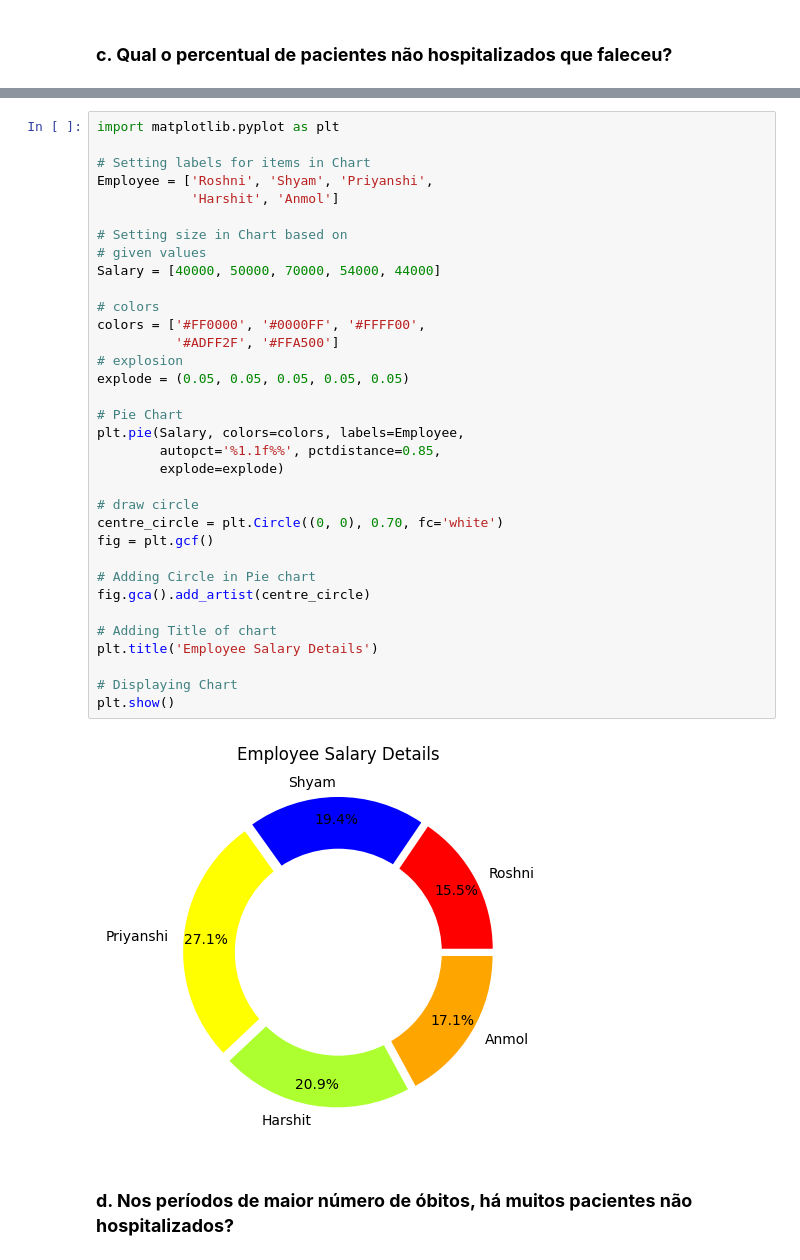
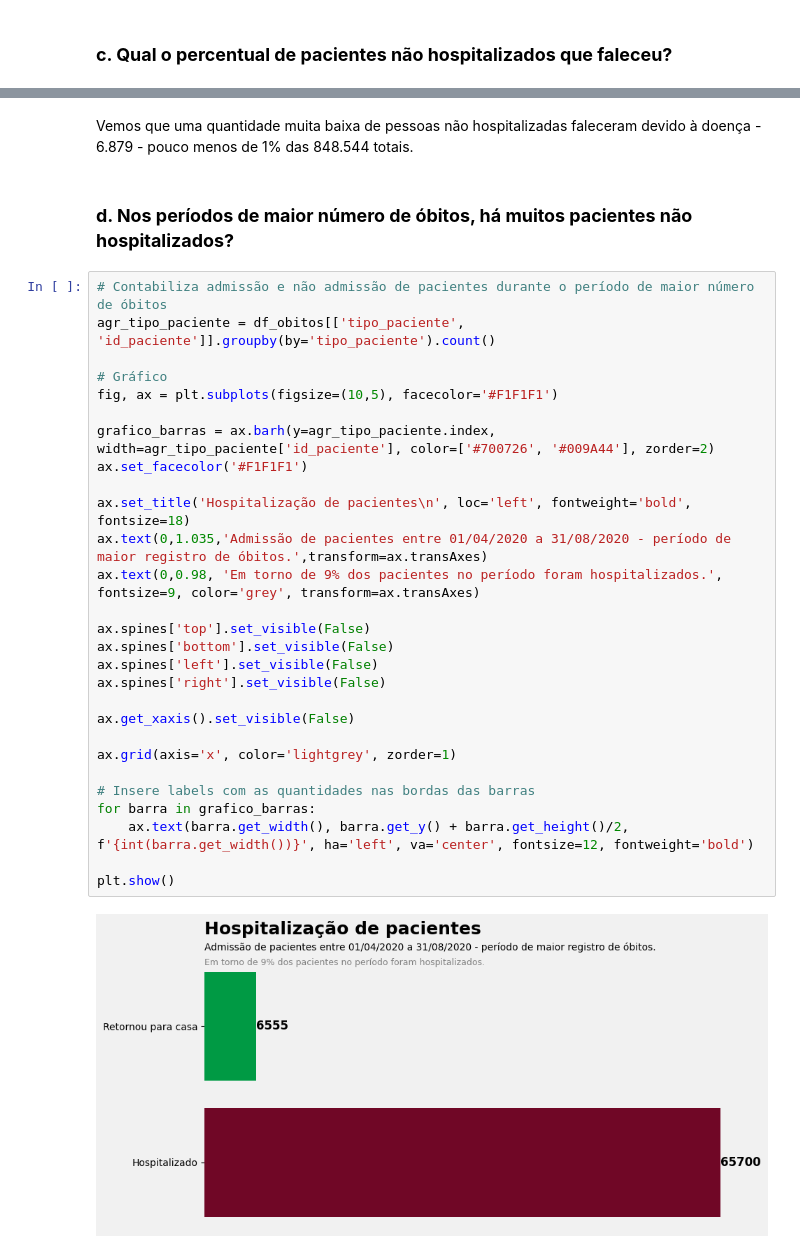
Before and after one commit to lucas-mdsena/python-udemy-module4, a Jupyter notebook: modulo_4.ipynb, the cells around one changed output, grey strips where cells are left out. Cells and saved outputs as stored; diff of their text form.

```diff
--- a/modulo_4.ipynb
+++ b/modulo_4.ipynb
@@ -412,38 +386,34 @@ plt.show()
-# %%
-import matplotlib.pyplot as plt
-
-# Setting labels for items in Chart
-Employee = ['Roshni', 'Shyam', 'Priyanshi',
-            'Harshit', 'Anmol']
-
-# Setting size in Chart based on
-# given values
-Salary = [40000, 50000, 70000, 54000, 44000]
-
-# colors
-colors = ['#FF0000', '#0000FF', '#FFFF00',
-          '#ADFF2F', '#FFA500']
-# explosion
-explode = (0.05, 0.05, 0.05, 0.05, 0.05)
-
-# Pie Chart
-plt.pie(Salary, colors=colors, labels=Employee,
-        autopct='%1.1f%%', pctdistance=0.85,
-        explode=explode)
-
-# draw circle
-centre_circle = plt.Circle((0, 0), 0.70, fc='white')
-fig = plt.gcf()
-
-# Adding Circle in Pie chart
-fig.gca().add_artist(centre_circle)
-
-# Adding Title of chart
-plt.title('Employee Salary Details')
-
-# Displaying Chart
-plt.show()
-# %% [output]
-[figure, removed]
+# %% [markdown]
+Vemos que uma quantidade muita baixa de pessoas não hospitalizadas faleceram devido à doença - 6.879 - pouco menos de 1% das 848.544 totais.
 # %% [markdown]
 ### **d. Nos períodos de maior número de óbitos, há muitos pacientes não hospitalizados?**
+# %%
+# Contabiliza admissão e não admissão de pacientes durante o período de maior número de óbitos
+agr_tipo_paciente = df_obitos[['tipo_paciente', 'id_paciente']].groupby(by='tipo_paciente').count()
+
+# Gráfico
+fig, ax = plt.subplots(figsize=(10,5), facecolor='#F1F1F1')
+
+grafico_barras = ax.barh(y=agr_tipo_paciente.index, width=agr_tipo_paciente['id_paciente'], color=['#700726', '#009A44'], zorder=2)
+ax.set_facecolor('#F1F1F1')
+
+ax.set_title('Hospitalização de pacientes\n', loc='left', fontweight='bold', fontsize=18)
+ax.text(0,1.035,'Admissão de pacientes entre 01/04/2020 a 31/08/2020 - período de maior registro de óbitos.',transform=ax.transAxes)
+ax.text(0,0.98, 'Em torno de 9% dos pacientes no período foram hospitalizados.', fontsize=9, color='grey', transform=ax.transAxes)
+
+ax.spines['top'].set_visible(False)
+ax.spines['bottom'].set_visible(False)
+ax.spines['left'].set_visible(False)
+ax.spines['right'].set_visible(False)
+
+ax.get_xaxis().set_visible(False)
+
+ax.grid(axis='x', color='lightgrey', zorder=1)
+
+# Insere labels com as quantidades nas bordas das barras
+for barra in grafico_barras:
+    ax.text(barra.get_width(), barra.get_y() + barra.get_height()/2, f'{int(barra.get_width())}', ha='left', va='center', fontsize=12, fontweight='bold')
+
+plt.show()
+# %% [output]
+[figure, added]
```
Also changed, not shown: parts of 10 cells of this notebook.
